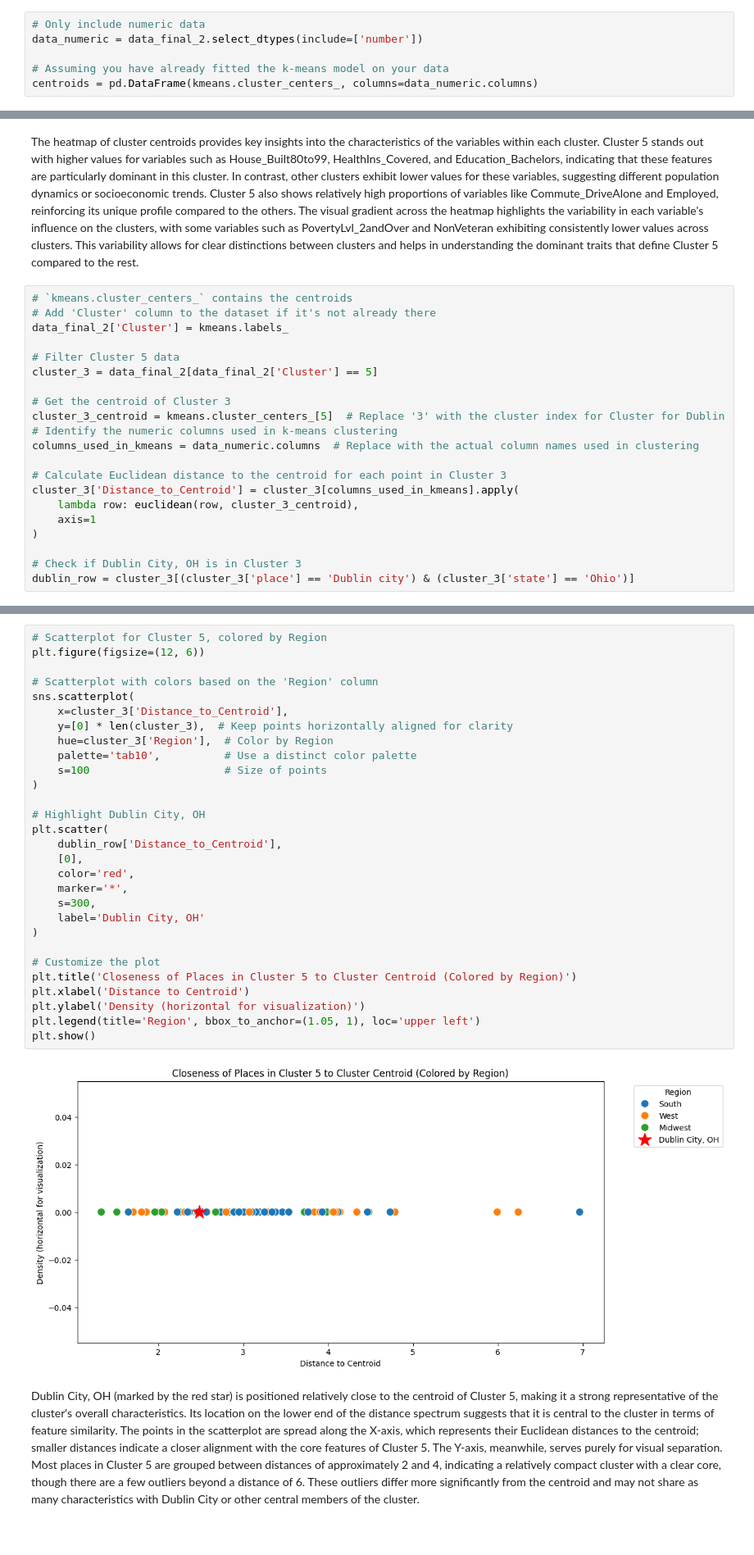
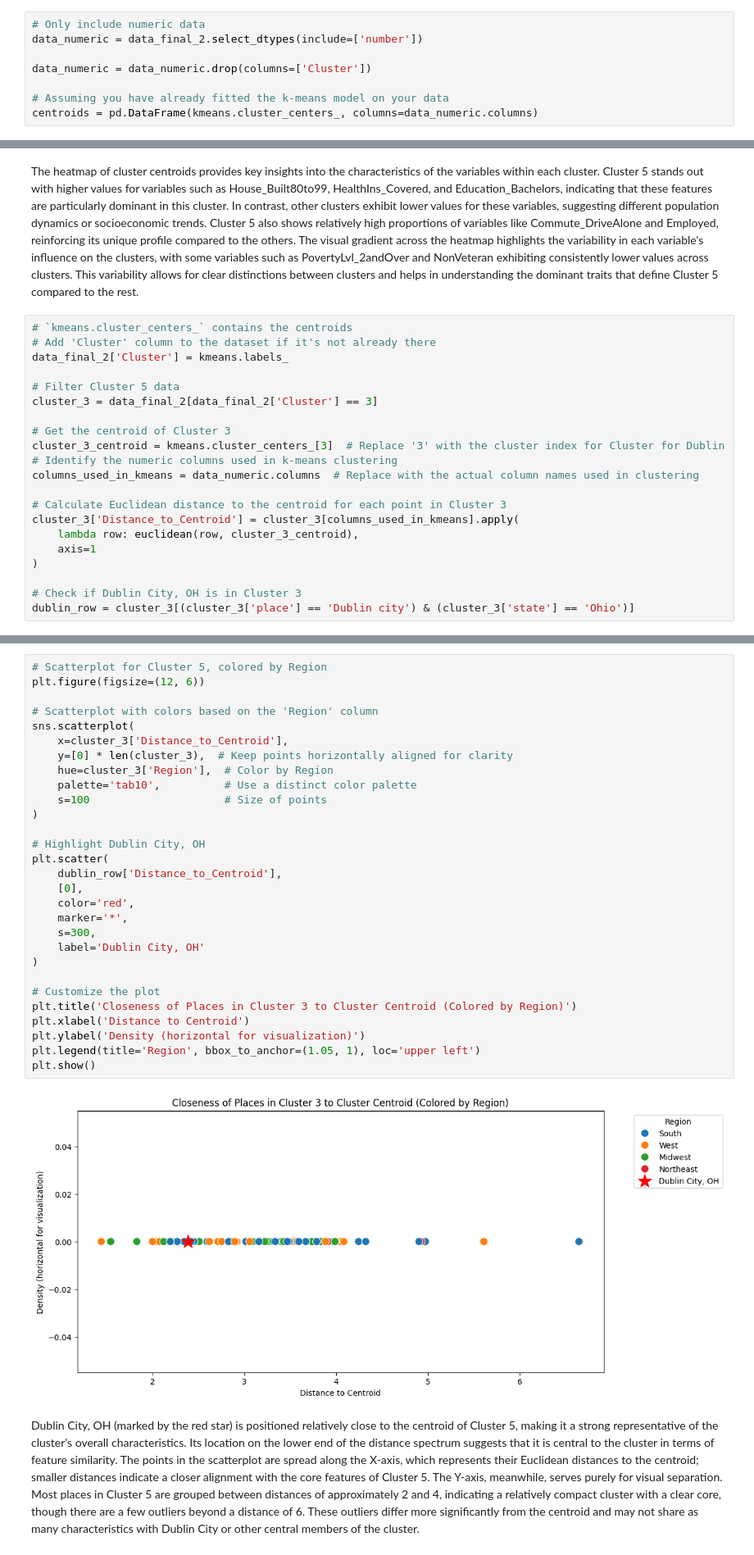
Before and after one commit to brutus-the-homeschooler/Capstone, a Jupyter notebook: Scripts/K-Means/City_of_Dublin_K_Means_Analysis.ipynb, the cells around one changed output, grey strips where cells are left out. Shown at 82% size. Saved outputs shown, nothing was run; the diff lists cells and outputs as text.

```diff
--- a/Scripts/K-Means/City_of_Dublin_K_Means_Analysis.ipynb
+++ b/Scripts/K-Means/City_of_Dublin_K_Means_Analysis.ipynb
@@ -498,6 +517,8 @@ Counts by State:
 # Only include numeric data
 data_numeric = data_final_2.select_dtypes(include=['number'])
 
+data_numeric = data_numeric.drop(columns=['Cluster'])
+
 # Assuming you have already fitted the k-means model on your data
 centroids = pd.DataFrame(kmeans.cluster_centers_, columns=data_numeric.columns)
 # %%
@@ -519,10 +540,10 @@ The heatmap of cluster centroids provides key insights into the characteristics
 data_final_2['Cluster'] = kmeans.labels_
 
 # Filter Cluster 5 data
-cluster_3 = data_final_2[data_final_2['Cluster'] == 5]
+cluster_3 = data_final_2[data_final_2['Cluster'] == 3]
 
 # Get the centroid of Cluster 3
-cluster_3_centroid = kmeans.cluster_centers_[5]  # Replace '3' with the cluster index for Cluster for Dublin
+cluster_3_centroid = kmeans.cluster_centers_[3]  # Replace '3' with the cluster index for Cluster for Dublin
 # Identify the numeric columns used in k-means clustering
 columns_used_in_kmeans = data_numeric.columns  # Replace with the actual column names used in clustering
 
@@ -537,34 +564,34 @@ dublin_row = cluster_3[(cluster_3['place'] == 'Dublin city') & (cluster_3['state
 # %%
 # Scatterplot for Cluster 5, colored by Region
 plt.figure(figsize=(12, 6))
 
 # Scatterplot with colors based on the 'Region' column
 sns.scatterplot(
     x=cluster_3['Distance_to_Centroid'],
     y=[0] * len(cluster_3),  # Keep points horizontally aligned for clarity
     hue=cluster_3['Region'],  # Color by Region
     palette='tab10',          # Use a distinct color palette
     s=100                     # Size of points
 )
 
 # Highlight Dublin City, OH
 plt.scatter(
     dublin_row['Distance_to_Centroid'],
     [0],
     color='red',
     marker='*',
     s=300,
     label='Dublin City, OH'
 )
 
 # Customize the plot
-plt.title('Closeness of Places in Cluster 5 to Cluster Centroid (Colored by Region)')
+plt.title('Closeness of Places in Cluster 3 to Cluster Centroid (Colored by Region)')
 plt.xlabel('Distance to Centroid')
 plt.ylabel('Density (horizontal for visualization)')
 plt.legend(title='Region', bbox_to_anchor=(1.05, 1), loc='upper left')
 plt.show()
 # %% [output]
-[figure, old version]
+[figure, new version]
 # %% [markdown]
 Dublin City, OH (marked by the red star) is positioned relatively close to the centroid of Cluster 5, making it a strong representative of the cluster's overall characteristics. Its location on the lower end of the distance spectrum suggests that it is central to the cluster in terms of feature similarity. The points in the scatterplot are spread along the X-axis, which represents their Euclidean distances to the centroid; smaller distances indicate a closer alignment with the core features of Cluster 5. The Y-axis, meanwhile, serves purely for visual separation. Most places in Cluster 5 are grouped between distances of approximately 2 and 4, indicating a relatively compact cluster with a clear core, though there are a few outliers beyond a distance of 6. These outliers differ more significantly from the centroid and may not share as many characteristics with Dublin City or other central members of the cluster.
 # %% [markdown]
```
Also changed, not shown: parts of 9 cells of this notebook, 1 other file.
